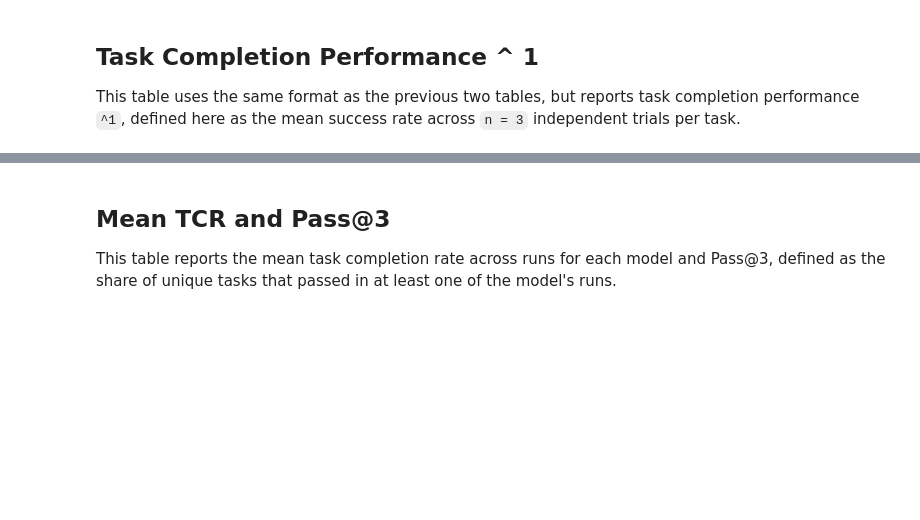
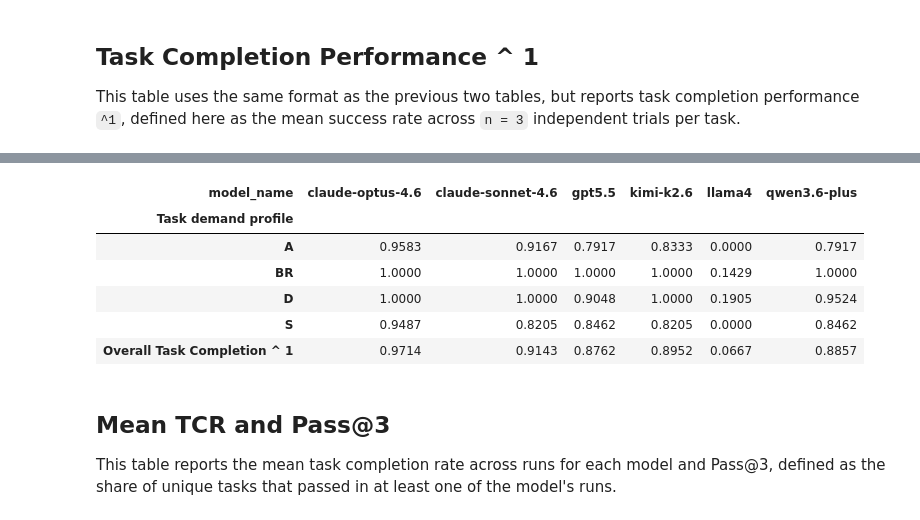
Before and after one commit to yanrx030/mcp-aio-agent-benchmark, a Jupyter notebook: analysis/load_all_task_run_reports.ipynb, the cells around one changed output, grey strips where cells are left out. Drawn from its saved outputs; the diff is of its cells as text; code cells hidden in the pictures; blank space fills up the shorter version.

Commit message:
add summary for performance per task category / label in jupyter notebook

```diff
--- a/analysis/load_all_task_run_reports.ipynb
+++ b/analysis/load_all_task_run_reports.ipynb
@@ -148,8 +149,9 @@ for item in reports:
         "run_index": item["run_index"],
         "report_path": item["report_path"],
         "generated_at": report.get("generated_at"),
-        "source_csv": report.get("source_csv"),
+        "source_csv": "task/taskset35-updated2.csv"#report.get("source_csv"),
     }
+
 
     report_rows.append({**base, **summary})
 
@@ -470,3 +476,40 @@ display(task_completion_performance_hat_1_table)
+# %%
+task_metadata_df = pd.read_csv(PROJECT_ROOT / "task" / "taskset35-updated2.csv")
+
+task_completion_per_task_hat_1_with_demand = task_completion_per_task_hat_1.merge(
+    task_metadata_df[["task_id", "task_demand_profile"]],
+    on="task_id",
+    how="left",
+)
+
+task_completion_by_demand_profile_hat_1 = (
+    task_completion_per_task_hat_1_with_demand.groupby(["model_name", "task_demand_profile"], as_index=False)
+    .agg(task_completion_hat_1=("task_success_rate_hat_1", "mean"))
+)
+
+task_completion_performance_hat_1_by_demand_profile_table = (
+    task_completion_by_demand_profile_hat_1.pivot(
+        index="task_demand_profile",
+        columns="model_name",
+        values="task_completion_hat_1",
+    )
+    .reindex(index=["A", "BR", "D", "S"])
+    .rename_axis(index="Task demand profile")
+)
+
+task_completion_performance_hat_1_by_demand_profile_table.loc["Overall Task Completion ^ 1"] = (
+    overall_task_completion_hat_1.set_index("model_name")["overall_task_completion_hat_1"]
+)
+
+display(task_completion_performance_hat_1_by_demand_profile_table)
+# %% [output]
+| model_name | claude-optus-4.6 | claude-sonnet-4.6 | gpt5.5 | kimi-k2.6 | llama4 | qwen3.6-plus |
+| Task demand profile |  |  |  |  |  |  |
+| A | 0.9583 | 0.9167 | 0.7917 | 0.8333 | 0.0000 | 0.7917 |
+| BR | 1.0000 | 1.0000 | 1.0000 | 1.0000 | 0.1429 | 1.0000 |
+| D | 1.0000 | 1.0000 | 0.9048 | 1.0000 | 0.1905 | 0.9524 |
+| S | 0.9487 | 0.8205 | 0.8462 | 0.8205 | 0.0000 | 0.8462 |
+| Overall Task Completion ^ 1 | 0.9714 | 0.9143 | 0.8762 | 0.8952 | 0.0667 | 0.8857 |
 # %% [markdown]
 ## Mean TCR and Pass@3
 
```
Also changed, not shown: parts of 4 cells of this notebook, 3 other files.
